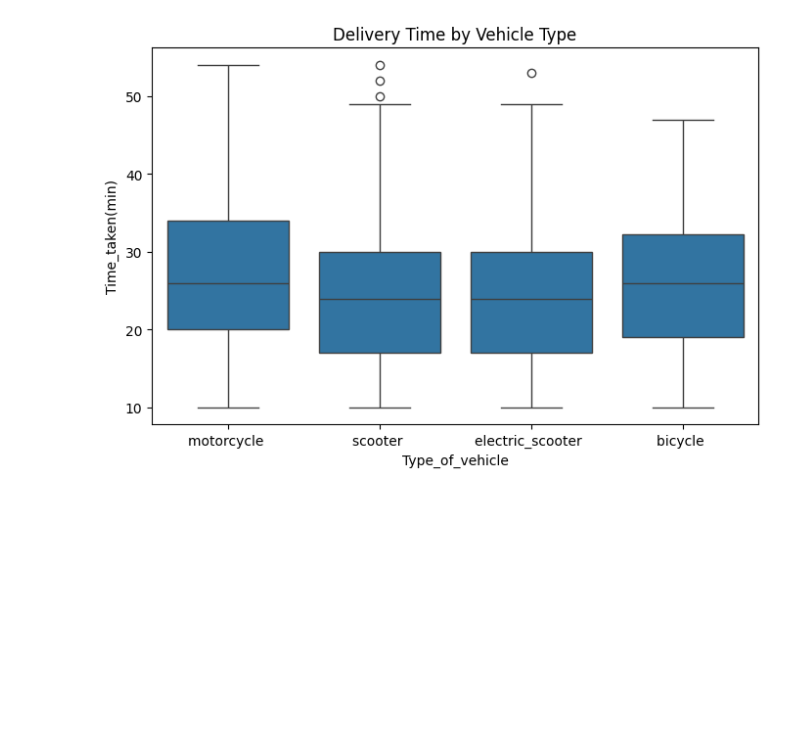
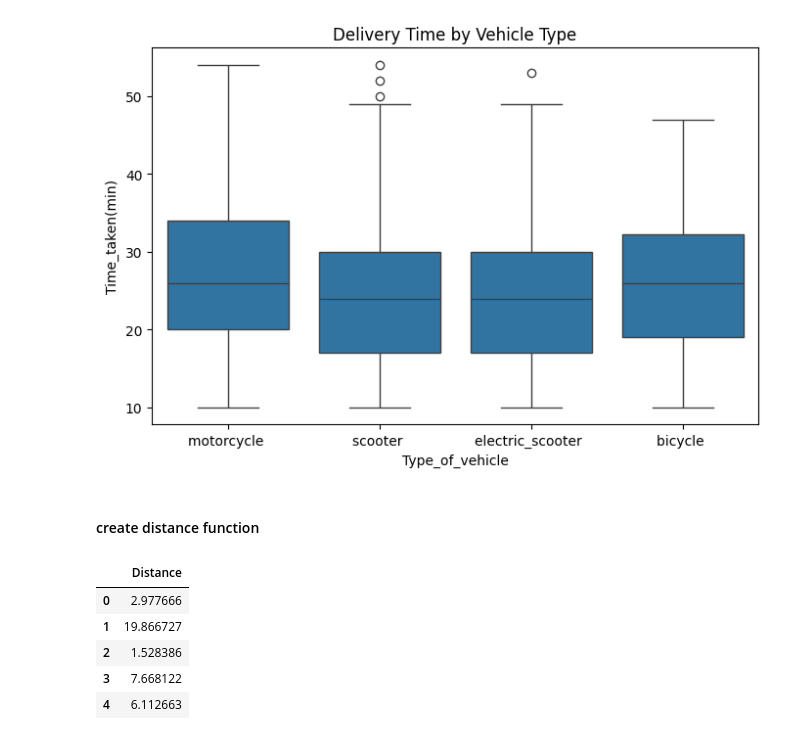
Before and after one commit to sainibunty2309-del/Food-delivery-time-prediction-, a Jupyter notebook: model.ipynb, the cells around one changed output. Cells and saved outputs as stored; diff of their text form; code cells hidden in the pictures; blank space fills up the shorter version.

```diff
--- a/model.ipynb
+++ b/model.ipynb
@@ -759,3 +759,5 @@ plt.title("Delivery Time by Vehicle Type")
 plt.show()
 # %% [output]
 [figure]
+# %% [markdown]
+#### create distance function
@@ -761,0 +797,10 @@ plt.show()
+# %%
+# check distance
+train_df[["Distance"]].head()
+# %% [output]
+|  | Distance |
+| 0 | 2.977666 |
+| 1 | 19.866727 |
+| 2 | 1.528386 |
+| 3 | 7.668122 |
+| 4 | 6.112663 |
```
Also changed, not shown: parts of 15 cells of this notebook.
